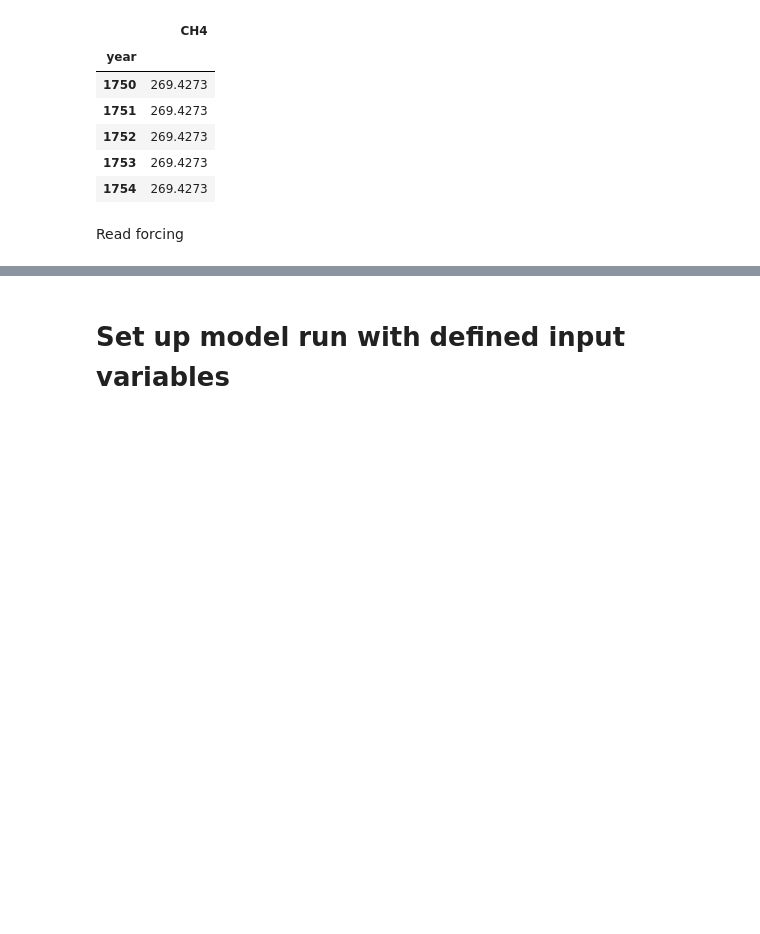
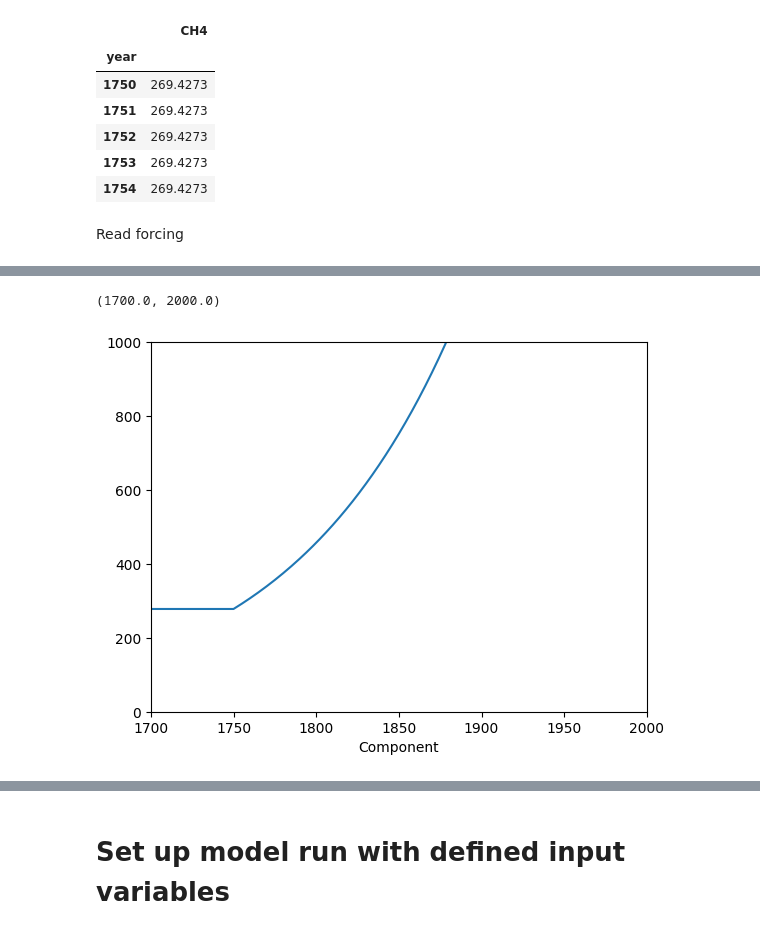
Before and after one commit to ciceroOslo/ciceroscm, a Jupyter notebook: notebooks/calibration pipeline/6 - run flat10.ipynb, the cells around one changed output, grey strips where cells are left out. Cells and saved outputs as stored; diff of their text form; code cells hidden in the pictures; blank space fills up the shorter version.

Commit message:
flat10 update

```diff
--- a/notebooks/calibration pipeline/6 - run flat10.ipynb
+++ b/notebooks/calibration pipeline/6 - run flat10.ipynb
@@ -95,6 +154,4 @@ Read forcing
 # %%
 df_flat_conc =read_inputfile(test_data_dir + '/ssp245_conc_RCMIP.txt')
 df_flat_conc =read_inputfile(test_data_dir + '/ssp245_conc_RCMIP.txt')
-df_flat_conc[:]=df_flat_conc.iloc[0]
-
-df_flat_conc.head()
+df_flat_conc[:]=df_flat_conc.iloc[101]
@@ -110,3 +158,16 @@ df_flat_conc.head()
+# %%
+df_1pct_conc=df_flat_conc.copy()
+nt=len(df_1pct_conc)
+df_1pct_conc['CO2'][:]=278
+
+df_1pct_conc['CO2'][50:]=278*(1.01**(np.arange(0,nt-50)))
+# %%
+df_1pct_conc['CO2'].plot()
+plt.ylim([0,1000])
+plt.xlim([1700,2000])
+# %% [output]
+(1700.0, 2000.0)
+[figure, added]
 # %%
 emi_input =read_inputfile(test_data_dir + '/ssp245_em_RCMIP.txt')
 emi_input.rename(columns={"CO2": "CO2_FF", "CO2.1": "CO2_AFOLU"}, inplace=True)
```
Also changed, not shown: parts of 51 cells of this notebook, 1 other file.
